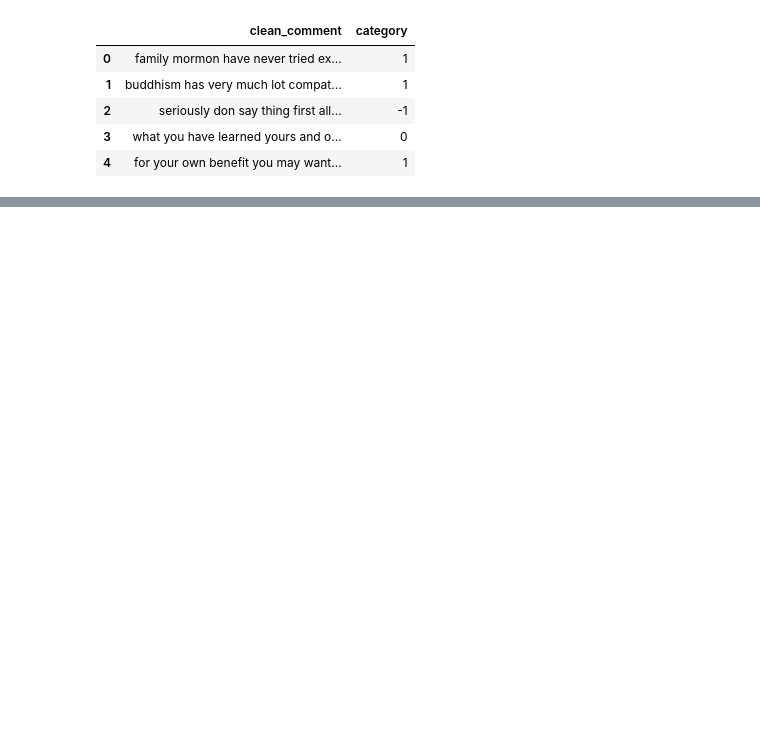
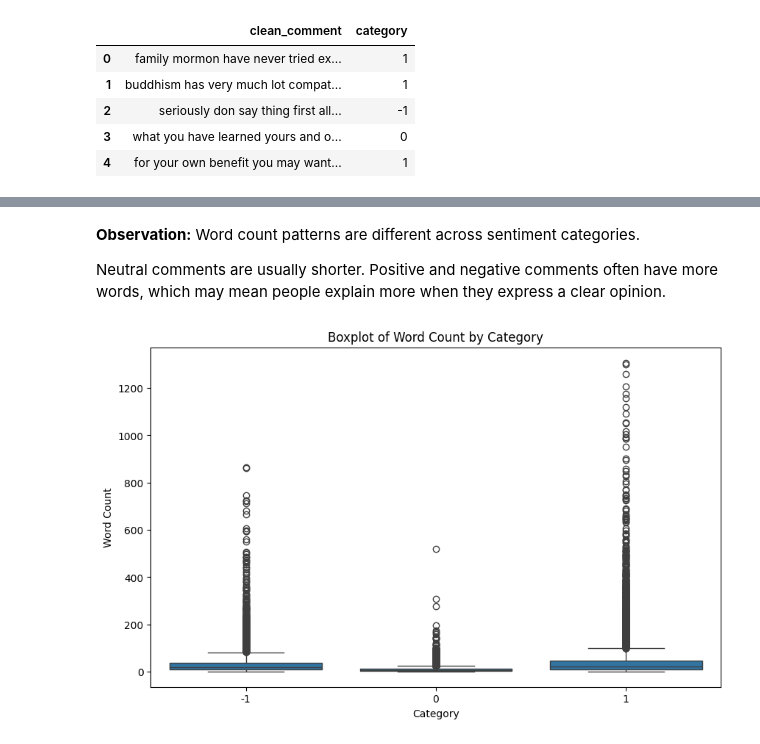
Before and after one commit to SiddharthGanguli/youtube_Comment_analyzer, a Jupyter notebook: notebook/basic-eda1.ipynb, the cells around one changed output, grey strips where cells are left out. Cells and saved outputs as stored; diff of their text form; code cells hidden in the pictures; blank space fills up the shorter version.

```diff
--- a/notebook/basic-eda1.ipynb
+++ b/notebook/basic-eda1.ipynb
@@ -14,0 +272,13 @@ df.to_csv('redit-data.csv',index=False)
+# %% [markdown]
+**Observation:** Word count patterns are different across sentiment categories.
+
+Neutral comments are usually shorter. Positive and negative comments often have more words, which may mean people explain more when they express a clear opinion.
+# %%
+plt.figure(figsize=(10, 6))
+sns.boxplot(data=df, x='category', y='word_count')
+plt.title('Boxplot of Word Count by Category')
+plt.xlabel('Category')
+plt.ylabel('Word Count')
+plt.show()
+# %% [output]
+[figure, added]
```
Also changed, not shown: parts of 52 cells of this notebook.
